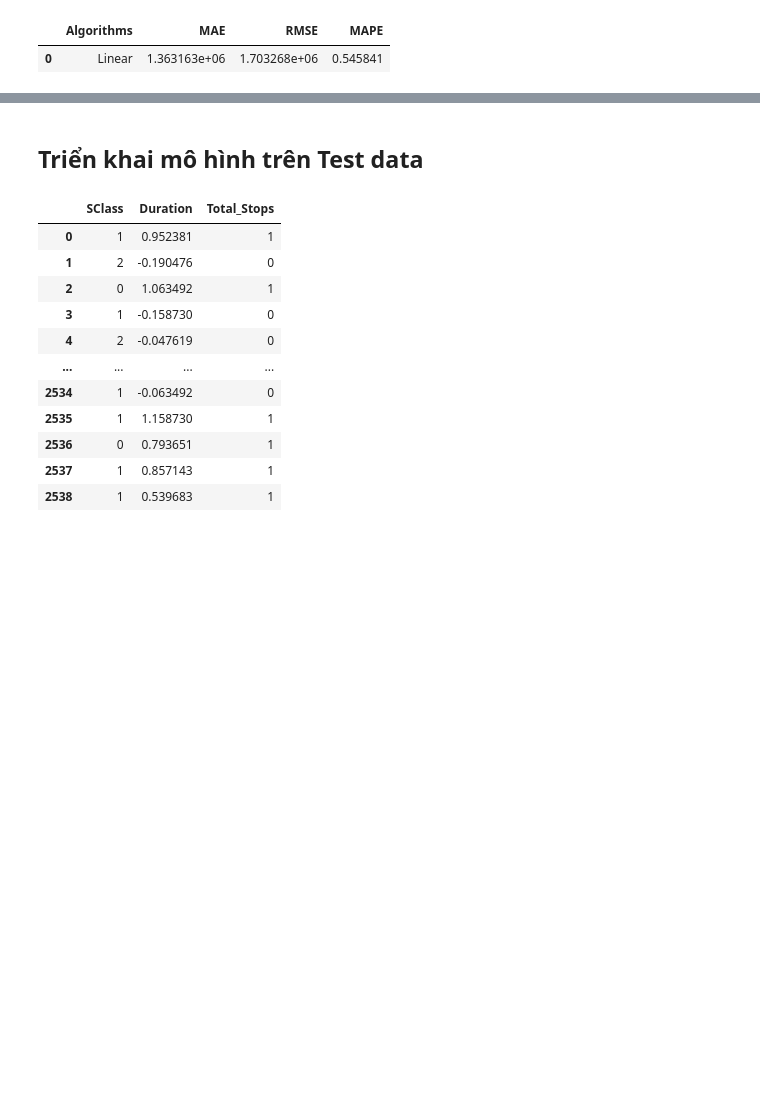
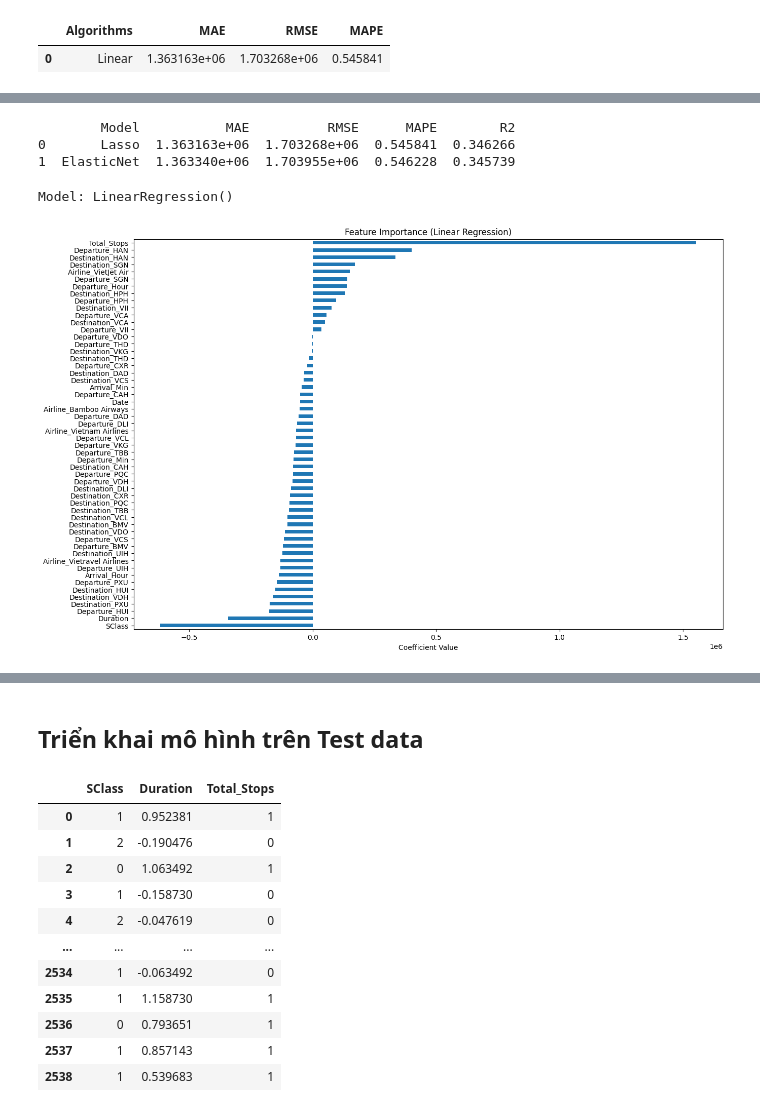
Before and after one commit to givoxxs/Airfare_KHDL, a Jupyter notebook: model/linear_regression.ipynb, the cells around one changed output, grey strips where cells are left out. Cells and saved outputs as stored; diff of their text form; code cells hidden in the pictures; blank space fills up the shorter version.

```diff
--- a/model/linear_regression.ipynb
+++ b/model/linear_regression.ipynb
@@ -228,0 +223,48 @@ R2: 0.34626607506418194
+# %%
+from sklearn.linear_model import Ridge, Lasso, ElasticNet
+
+# Define a function to evaluate models with regularization
+def evaluate_regularization_models(X_train, X_val, y_train, y_val):
+    models = {
+        "Lasso": Lasso(alpha=0.01),
+        "ElasticNet": ElasticNet(alpha=0.01, l1_ratio=0.5)
+    }
+    results = []
+
+    for name, model in models.items():
+        model.fit(X_train, y_train)
+        y_pred = model.predict(X_val)
+        mae = mean_absolute_error(y_val, y_pred)
+        rmse = np.sqrt(mean_squared_error(y_val, y_pred))
+        mape = mean_absolute_percentage_error(y_val, y_pred)
+        r2 = r2_score(y_val, y_pred)
+        results.append({"Model": name, "MAE": mae, "RMSE": rmse, "MAPE": mape, "R2": r2})
+
+    return pd.DataFrame(results)
+
+# Evaluate the models
+regularization_results = evaluate_regularization_models(X_train_scaled, X_val_scaled, y_train, y_val)
+
+# Display the results
+print(regularization_results)
+# %% [output]
+        Model           MAE          RMSE      MAPE        R2
+0       Lasso  1.363163e+06  1.703268e+06  0.545841  0.346266
+1  ElasticNet  1.363340e+06  1.703955e+06  0.546228  0.345739
+# %%
+def feature_importance_linear(ml_model, feature_names):
+    print('Model: {}'.format(ml_model))
+    model = ml_model.fit(X_train_scaled, y_train)
+    plt.figure(figsize=(15, 10))
+    feat_importances = pd.Series(model.coef_.flatten(), index=feature_names).sort_values(ascending=True)
+    feat_importances.plot(kind='barh')
+    plt.xlabel("Coefficient Value")
+    plt.title("Feature Importance (Linear Regression)")
+    plt.show()
+
+# Call the updated function with LinearRegression
+ln_model = LinearRegression()
+feature_importance_linear(ln_model, X_train.columns)
+# %% [output]
+Model: LinearRegression()
+[figure, added]
```
Also changed, not shown: parts of 11 cells of this notebook.
